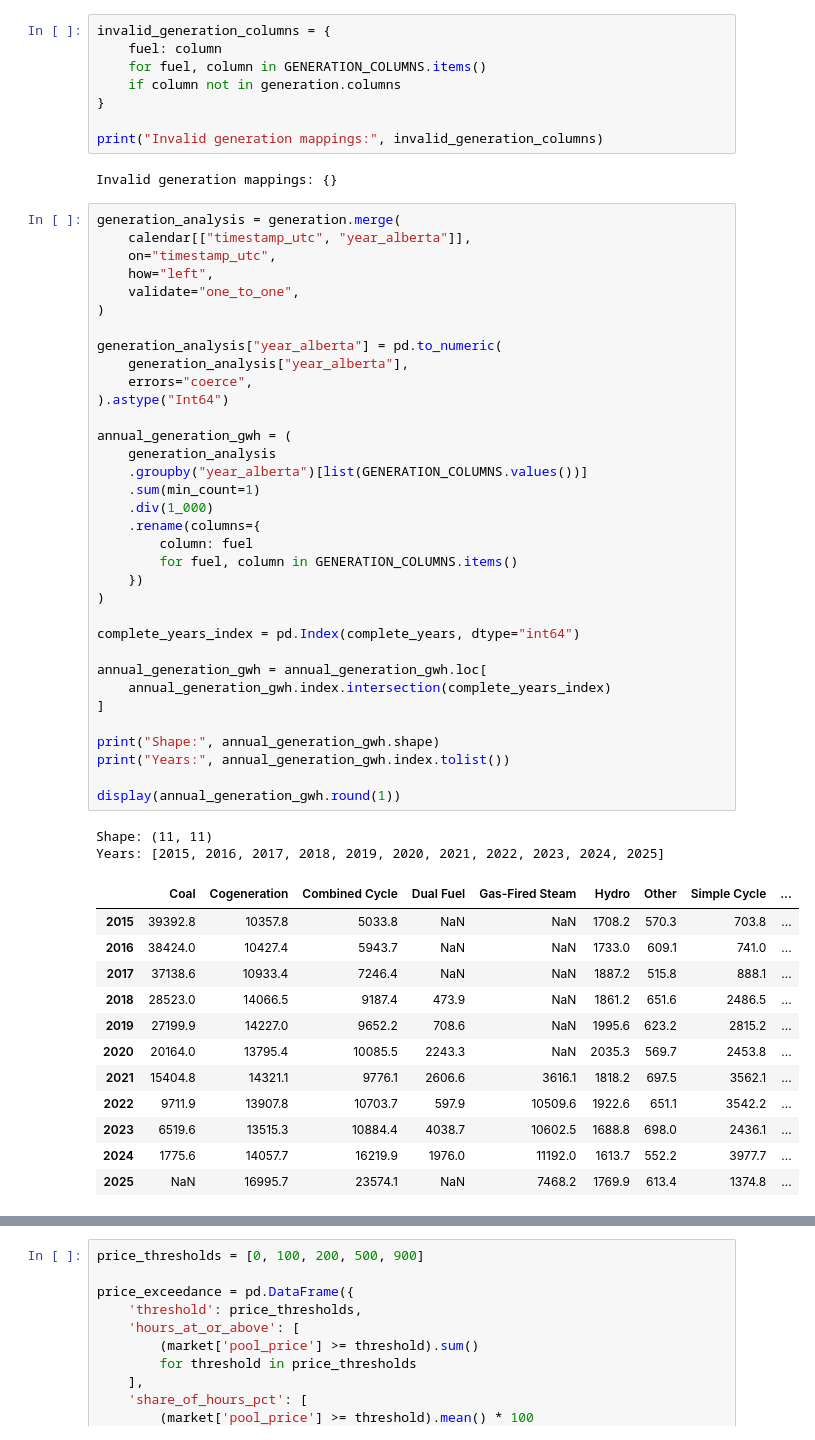
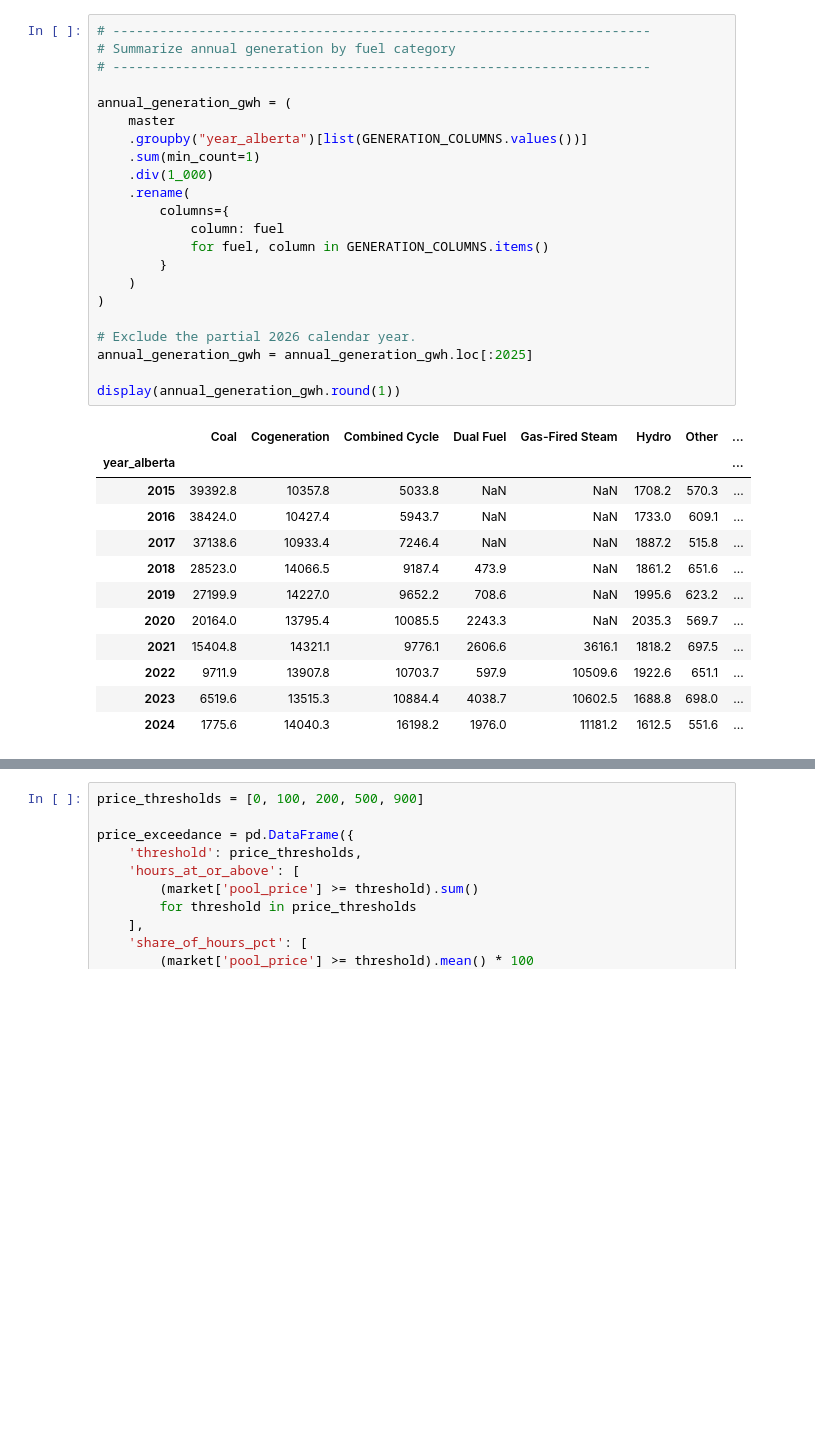
Before and after one commit to bhasein/alberta_power_markets_project, a Jupyter notebook: notebooks/01_Understanding_the_Alberta_Electricity_Market.ipynb, the cells around one changed output, grey strips where cells are left out. Cells and saved outputs as stored; diff of their text form; blank space fills up the shorter version.

```diff
--- a/notebooks/01_Understanding_the_Alberta_Electricity_Market.ipynb
+++ b/notebooks/01_Understanding_the_Alberta_Electricity_Market.ipynb
@@ -735,63 +826,39 @@ GENERATION_COLUMNS = {
     "Storage": "storage_system_generation",
     "Wind": "wind_system_generation",
 }
-# %%
-invalid_generation_columns = {
-    fuel: column
-    for fuel, column in GENERATION_COLUMNS.items()
-    if column not in generation.columns
-}
-
-print("Invalid generation mappings:", invalid_generation_columns)
-# %% [output]
-Invalid generation mappings: {}
 # %%
-generation_analysis = generation.merge(
-    calendar[["timestamp_utc", "year_alberta"]],
-    on="timestamp_utc",
-    how="left",
-    validate="one_to_one",
-)
-
-generation_analysis["year_alberta"] = pd.to_numeric(
-    generation_analysis["year_alberta"],
-    errors="coerce",
-).astype("Int64")
+# ---------------------------------------------------------------------
+# Summarize annual generation by fuel category
+# ---------------------------------------------------------------------
 
 annual_generation_gwh = (
-    generation_analysis
+    master
     .groupby("year_alberta")[list(GENERATION_COLUMNS.values())]
     .sum(min_count=1)
     .div(1_000)
-    .rename(columns={
-        column: fuel
-        for fuel, column in GENERATION_COLUMNS.items()
-    })
+    .rename(
+        columns={
+            column: fuel
+            for fuel, column in GENERATION_COLUMNS.items()
+        }
+    )
 )
 
-complete_years_index = pd.Index(complete_years, dtype="int64")
-
-annual_generation_gwh = annual_generation_gwh.loc[
-    annual_generation_gwh.index.intersection(complete_years_index)
-]
-
-print("Shape:", annual_generation_gwh.shape)
-print("Years:", annual_generation_gwh.index.tolist())
+# Exclude the partial 2026 calendar year.
+annual_generation_gwh = annual_generation_gwh.loc[:2025]
 
 display(annual_generation_gwh.round(1))
 # %% [output]
-Shape: (11, 11)
-Years: [2015, 2016, 2017, 2018, 2019, 2020, 2021, 2022, 2023, 2024, 2025]
-|  | Coal | Cogeneration | Combined Cycle | Dual Fuel | Gas-Fired Steam | Hydro | Other | Simple Cycle | ... |
-| 2015 | 39392.8 | 10357.8 | 5033.8 | NaN | NaN | 1708.2 | 570.3 | 703.8 | ... |
-| 2016 | 38424.0 | 10427.4 | 5943.7 | NaN | NaN | 1733.0 | 609.1 | 741.0 | ... |
-| 2017 | 37138.6 | 10933.4 | 7246.4 | NaN | NaN | 1887.2 | 515.8 | 888.1 | ... |
-| 2018 | 28523.0 | 14066.5 | 9187.4 | 473.9 | NaN | 1861.2 | 651.6 | 2486.5 | ... |
-| 2019 | 27199.9 | 14227.0 | 9652.2 | 708.6 | NaN | 1995.6 | 623.2 | 2815.2 | ... |
-| 2020 | 20164.0 | 13795.4 | 10085.5 | 2243.3 | NaN | 2035.3 | 569.7 | 2453.8 | ... |
-| 2021 | 15404.8 | 14321.1 | 9776.1 | 2606.6 | 3616.1 | 1818.2 | 697.5 | 3562.1 | ... |
-| 2022 | 9711.9 | 13907.8 | 10703.7 | 597.9 | 10509.6 | 1922.6 | 651.1 | 3542.2 | ... |
-| 2023 | 6519.6 | 13515.3 | 10884.4 | 4038.7 | 10602.5 | 1688.8 | 698.0 | 2436.1 | ... |
-| 2024 | 1775.6 | 14057.7 | 16219.9 | 1976.0 | 11192.0 | 1613.7 | 552.2 | 3977.7 | ... |
-| 2025 | NaN | 16995.7 | 23574.1 | NaN | 7468.2 | 1769.9 | 613.4 | 1374.8 | ... |
+|  | Coal | Cogeneration | Combined Cycle | Dual Fuel | Gas-Fired Steam | Hydro | Other | ... |
+| year_alberta |  |  |  |  |  |  |  | ... |
+| 2015 | 39392.8 | 10357.8 | 5033.8 | NaN | NaN | 1708.2 | 570.3 | ... |
+| 2016 | 38424.0 | 10427.4 | 5943.7 | NaN | NaN | 1733.0 | 609.1 | ... |
+| 2017 | 37138.6 | 10933.4 | 7246.4 | NaN | NaN | 1887.2 | 515.8 | ... |
+| 2018 | 28523.0 | 14066.5 | 9187.4 | 473.9 | NaN | 1861.2 | 651.6 | ... |
+| 2019 | 27199.9 | 14227.0 | 9652.2 | 708.6 | NaN | 1995.6 | 623.2 | ... |
+| 2020 | 20164.0 | 13795.4 | 10085.5 | 2243.3 | NaN | 2035.3 | 569.7 | ... |
+| 2021 | 15404.8 | 14321.1 | 9776.1 | 2606.6 | 3616.1 | 1818.2 | 697.5 | ... |
+| 2022 | 9711.9 | 13907.8 | 10703.7 | 597.9 | 10509.6 | 1922.6 | 651.1 | ... |
+| 2023 | 6519.6 | 13515.3 | 10884.4 | 4038.7 | 10602.5 | 1688.8 | 698.0 | ... |
+| 2024 | 1775.6 | 14040.3 | 16198.2 | 1976.0 | 11181.2 | 1612.5 | 551.6 | ... |
 # %%
```
Also changed, not shown: parts of 92 cells of this notebook.
